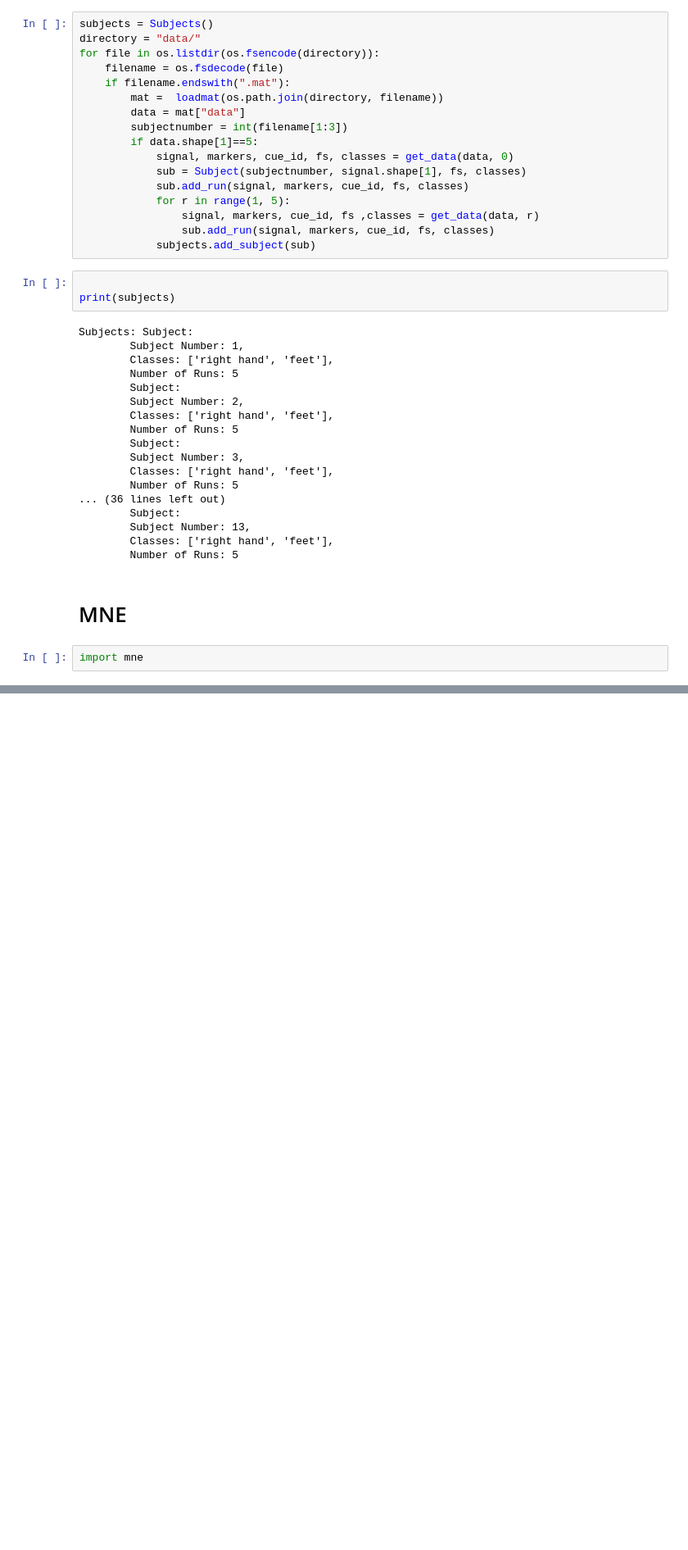
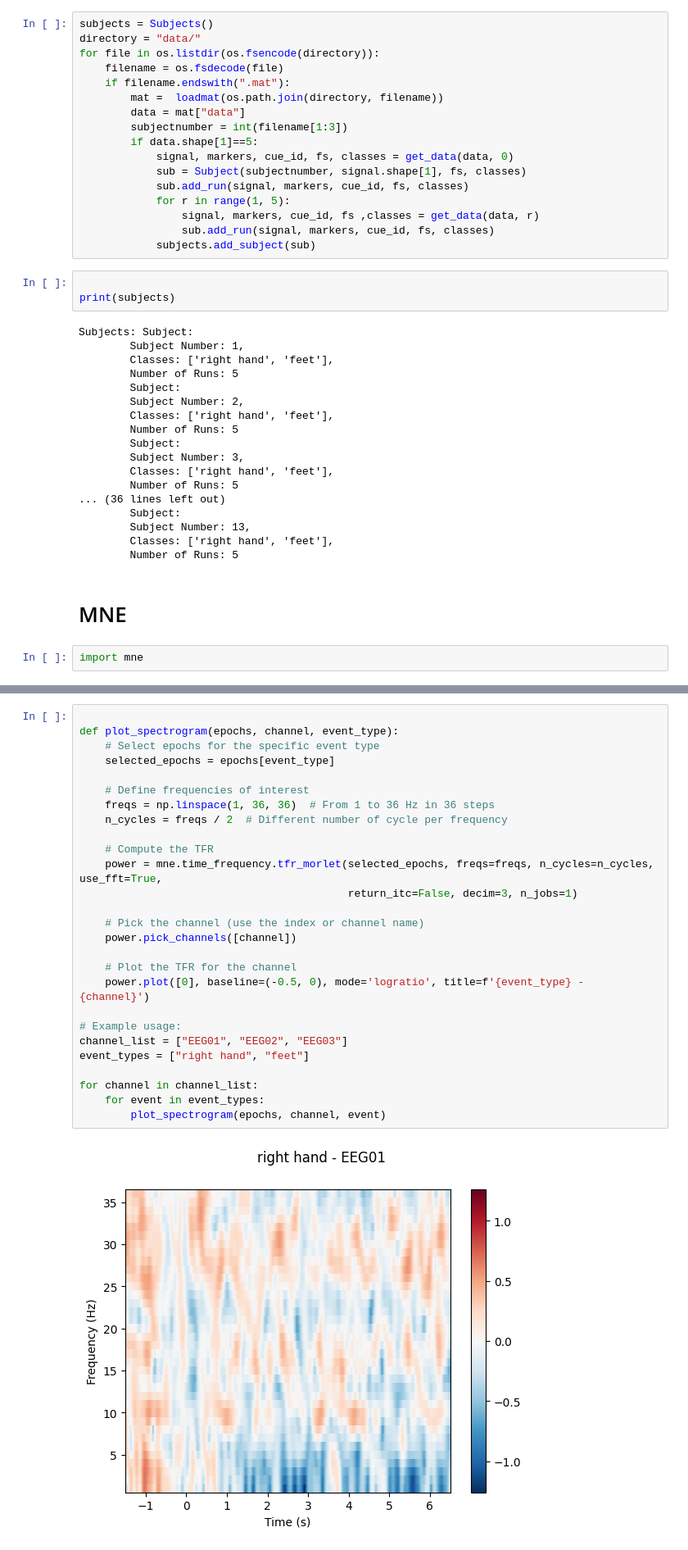
Before and after one commit to toregude/TTK7-MI-t-f-analysis, a Jupyter notebook: mne_analisys.ipynb, the cells around one changed output, grey strips where cells are left out. Shown at 82% size. Saved outputs shown, nothing was run; the diff lists cells and outputs as text; blank space fills up the shorter version.

```diff
--- a/mne_analisys.ipynb
+++ b/mne_analisys.ipynb
@@ -317,0 +360,29 @@ print(len(("EEG01", "EEG02", "EEG03")))
+# %%
+
+def plot_spectrogram(epochs, channel, event_type):
+    # Select epochs for the specific event type
+    selected_epochs = epochs[event_type]
+
+    # Define frequencies of interest
+    freqs = np.linspace(1, 36, 36)  # From 1 to 36 Hz in 36 steps
+    n_cycles = freqs / 2  # Different number of cycle per frequency
+
+    # Compute the TFR
+    power = mne.time_frequency.tfr_morlet(selected_epochs, freqs=freqs, n_cycles=n_cycles, use_fft=True,
+                                          return_itc=False, decim=3, n_jobs=1)
+
+    # Pick the channel (use the index or channel name)
+    power.pick_channels([channel])
+
+    # Plot the TFR for the channel
+    power.plot([0], baseline=(-0.5, 0), mode='logratio', title=f'{event_type} - {channel}')
+
+# Example usage:
+channel_list = ["EEG01", "EEG02", "EEG03"]
+event_types = ["right hand", "feet"]
+
+for channel in channel_list:
+    for event in event_types:
+        plot_spectrogram(epochs, channel, event)
+# %% [output]
+[figure, added]
```
Also changed, not shown: parts of 15 cells of this notebook.
